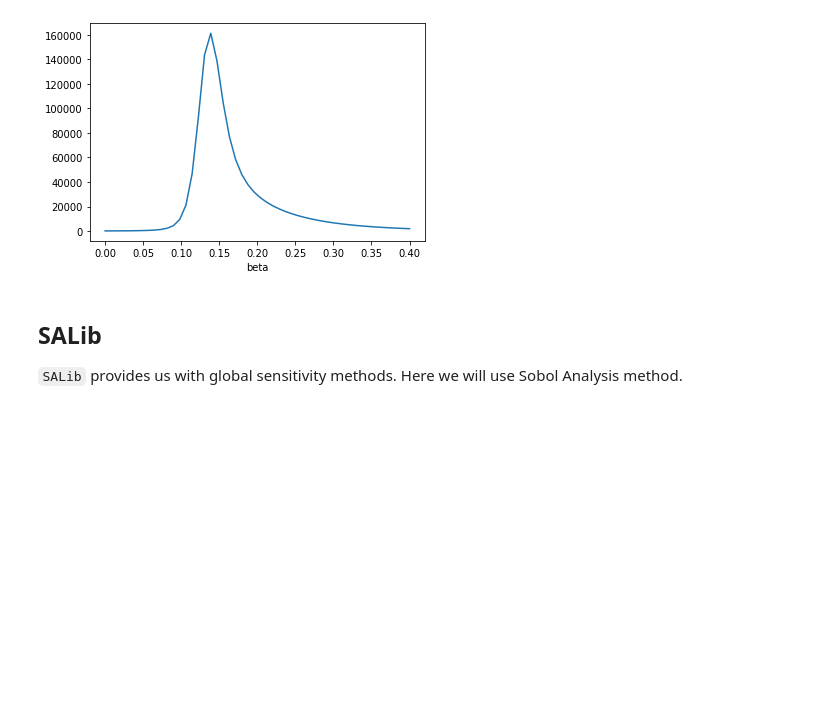
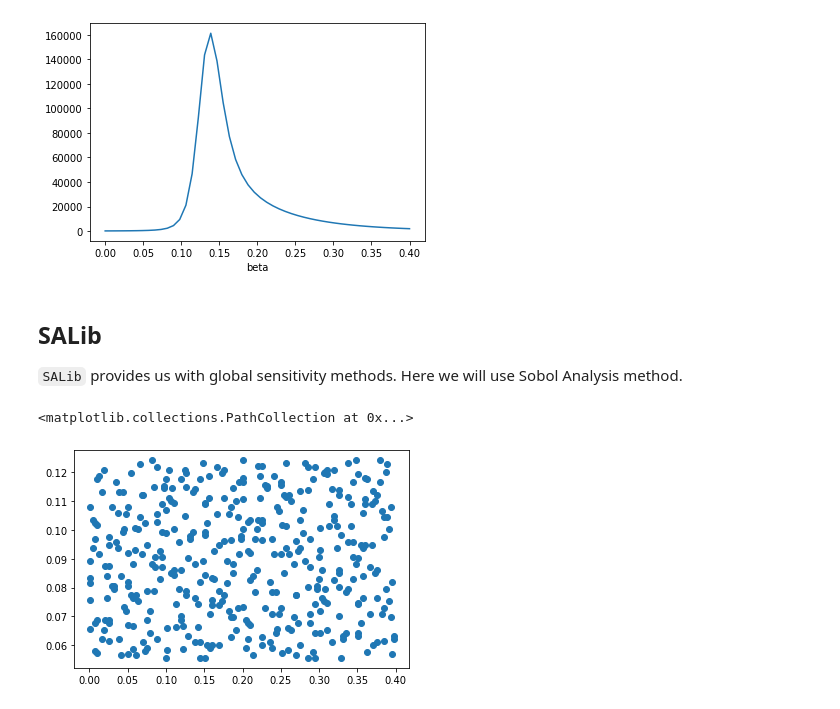
Before and after one commit to mtsokol/epidemic-modelling-workshop, a Jupyter notebook: Lab-part-1.ipynb, the cells around one changed output. Cells and saved outputs as stored; diff of their text form; code cells hidden in the pictures; blank space fills up the shorter version.

```diff
--- a/Lab-part-1.ipynb
+++ b/Lab-part-1.ipynb
@@ -198,7 +198,12 @@ problem = {
     'bounds': [[0.0, 0.4], [1./18, 1./8]]
 }
 # %%
-param_values = saltelli.sample(problem, 100)
+param_values = saltelli.sample(problem, 100, calc_second_order=False)
+# %%
+plt.scatter(param_values[:,0], param_values[:,1])
+# %% [output]
+<matplotlib.collections.PathCollection at 0x...>
+[figure, added]
 # %%
 Y = np.zeros([param_values.shape[0]])
 
```
Also changed, not shown: parts of 5 cells of this notebook, 2 other files.
